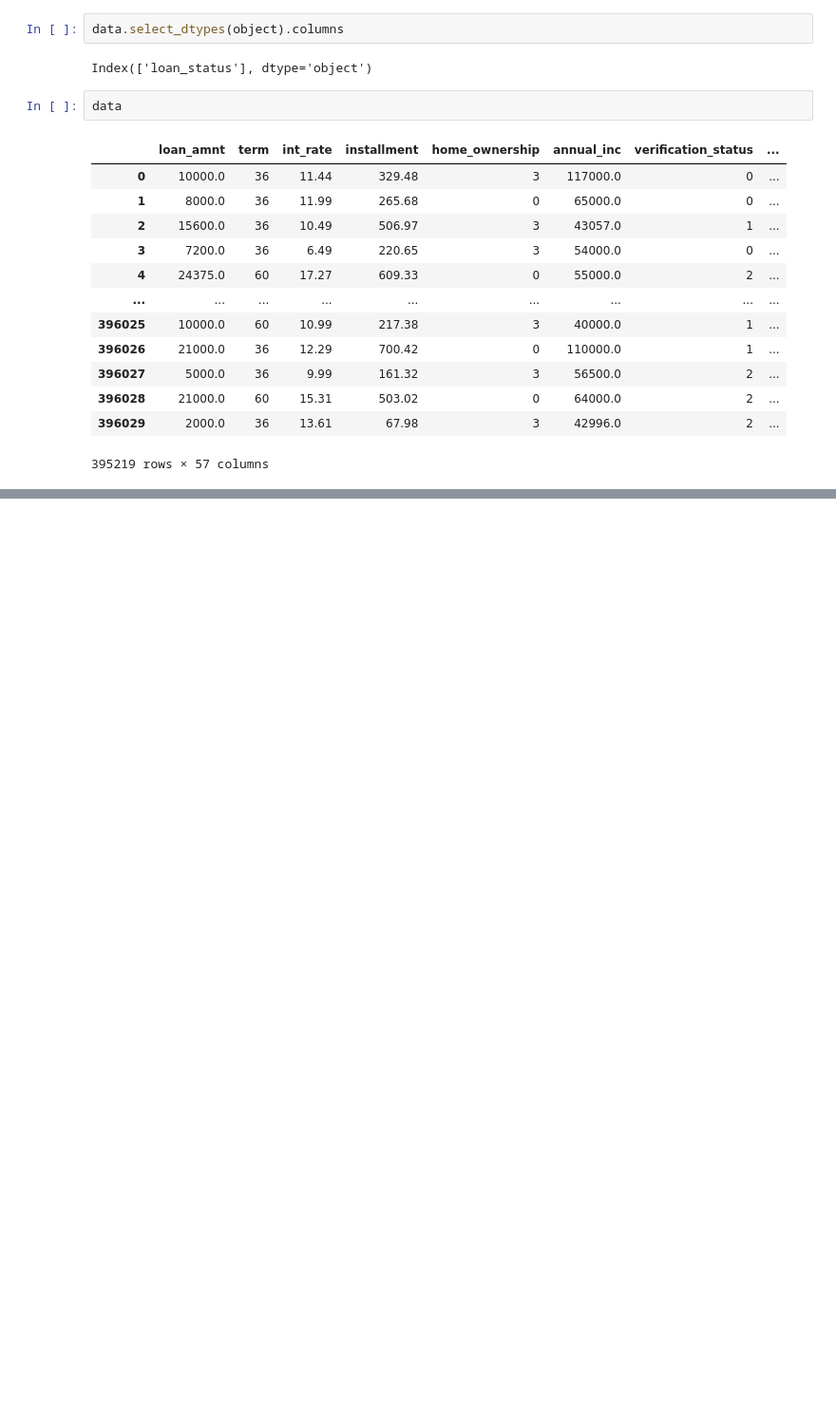
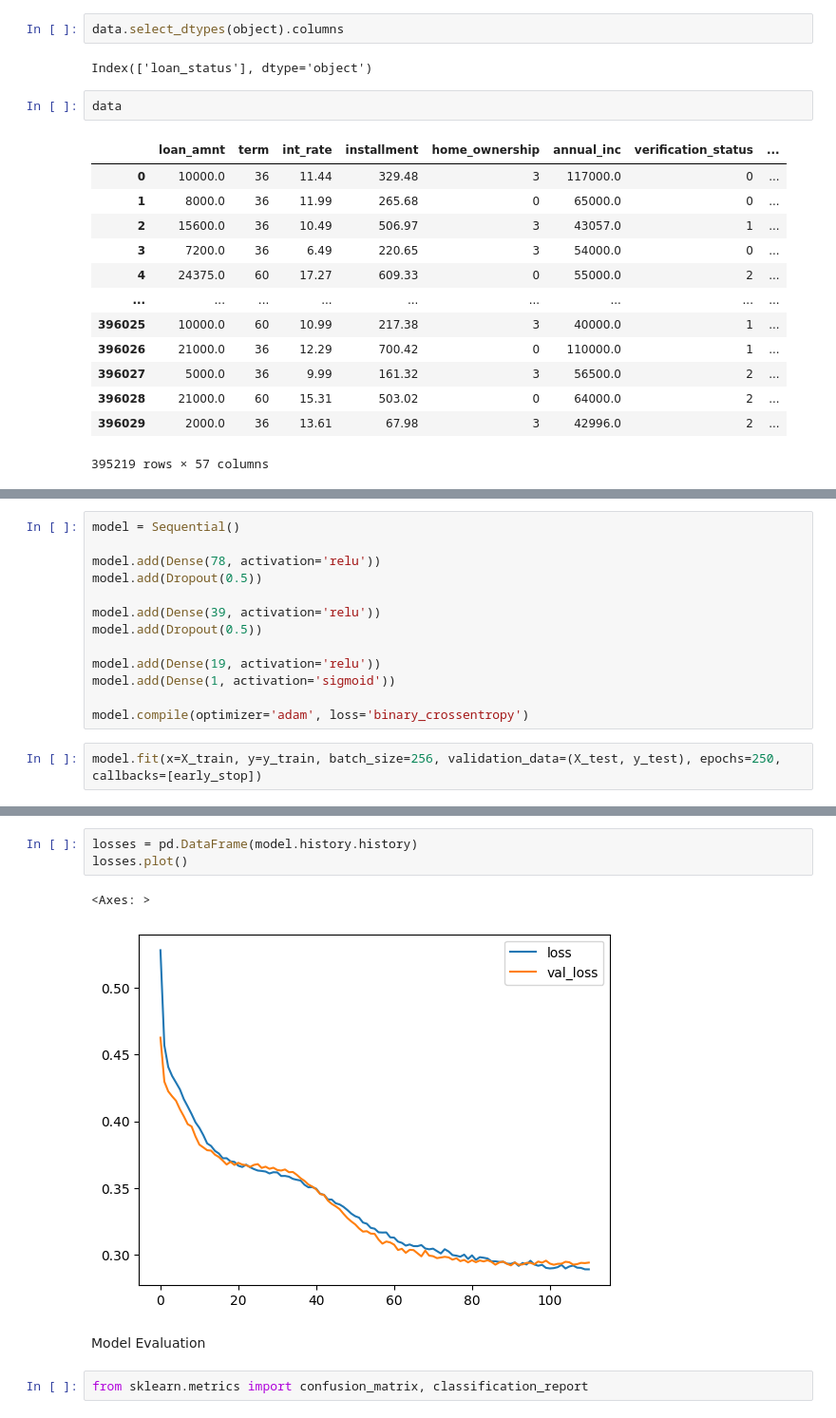
Before and after one commit to anmol438/Keras-Projects, a Jupyter notebook: keras_classification2/keras_classification2.ipynb, the cells around one changed output, grey strips where cells are left out. Shown at 95% size. Saved outputs shown, nothing was run; the diff lists cells and outputs as text; blank space fills up the shorter version.

```diff
--- a/keras_classification2/keras_classification2.ipynb
+++ b/keras_classification2/keras_classification2.ipynb
@@ -880,0 +977,15 @@ data
+# %%
+model = Sequential()
+
+model.add(Dense(78, activation='relu'))
+model.add(Dropout(0.5))
+
+model.add(Dense(39, activation='relu'))
+model.add(Dropout(0.5))
+
+model.add(Dense(19, activation='relu'))
+model.add(Dense(1, activation='sigmoid'))
+
+model.compile(optimizer='adam', loss='binary_crossentropy')
+# %%
+model.fit(x=X_train, y=y_train, batch_size=256, validation_data=(X_test, y_test), epochs=250, callbacks=[early_stop])
@@ -880,0 +1011,10 @@ data
+# %%
+losses = pd.DataFrame(model.history.history)
+losses.plot()
+# %% [output]
+<Axes: >
+[figure, added]
+# %% [markdown]
+Model Evaluation
+# %%
+from sklearn.metrics import confusion_matrix, classification_report
```
Also changed, not shown: parts of 40 cells of this notebook.
